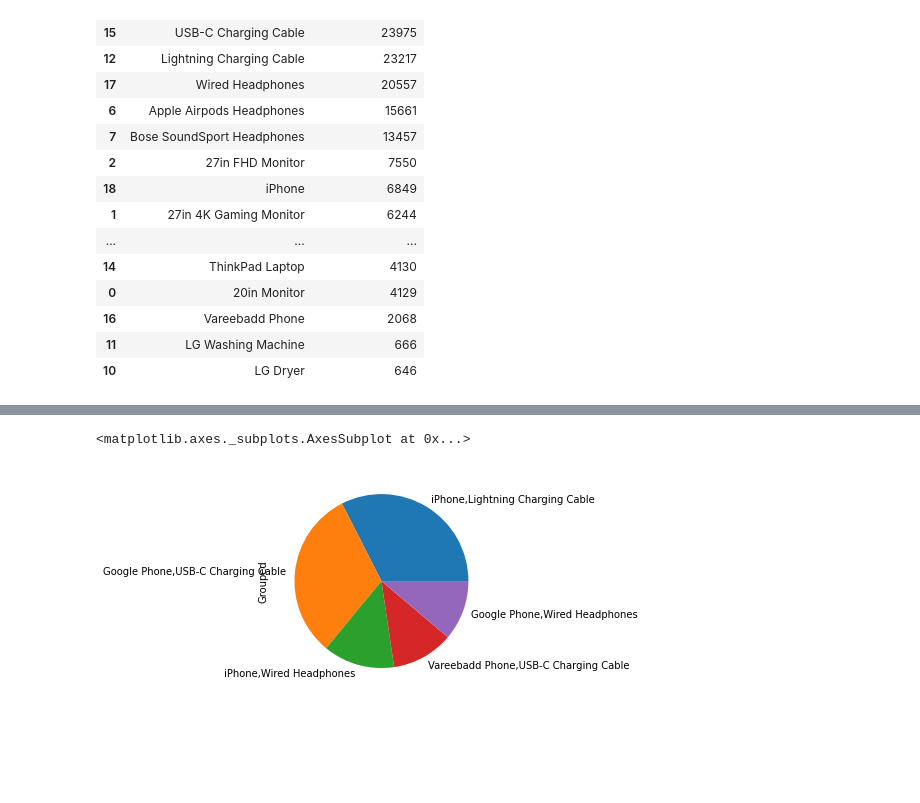
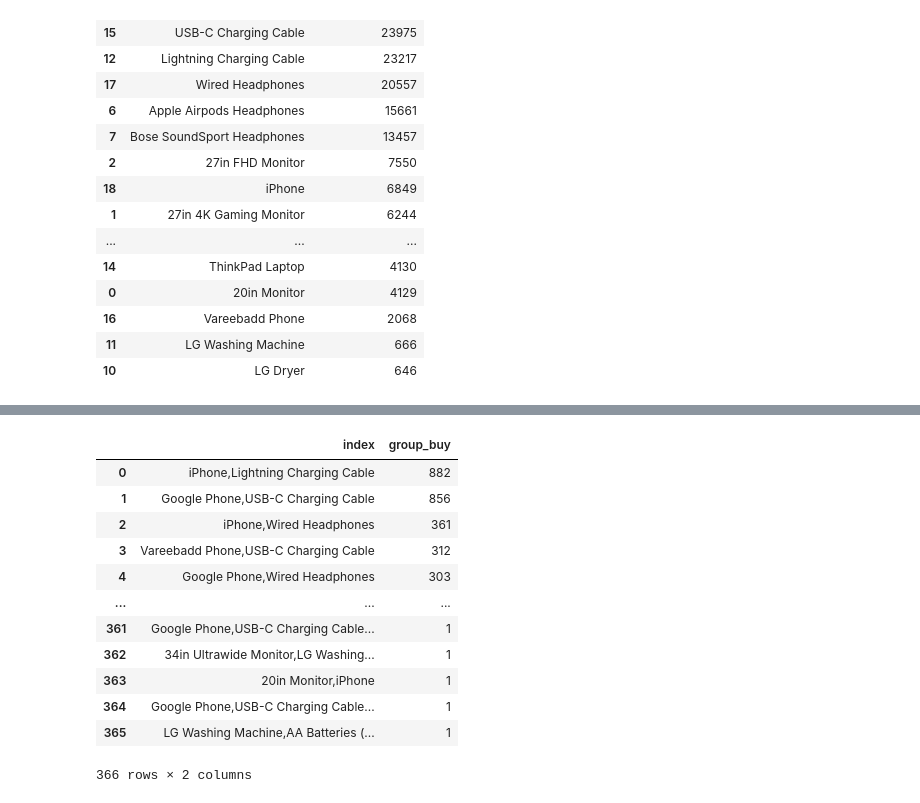
Before and after one commit to Vi-et/project, a Jupyter notebook: Python/5-Sales Data Analysis/Sales_Analysis_Production.ipynb, the cells around one changed output, grey strips where cells are left out. Saved outputs shown, nothing was run; the diff lists cells and outputs as text; code cells hidden in the pictures; blank space fills up the shorter version.

```diff
--- a/Python/5-Sales Data Analysis/Sales_Analysis_Production.ipynb
+++ b/Python/5-Sales Data Analysis/Sales_Analysis_Production.ipynb
@@ -443,5 +336,20 @@ df2 = df.drop_duplicates(subset=['Order ID'])
-# %%
-df2['Grouped'].value_counts()[0:5].plot.pie()
-# %% [output]
-<matplotlib.axes._subplots.AxesSubplot at 0x...>
-[figure, removed]
+# %%
+cross_sell_data.drop_duplicates(subset=['order_id'], inplace= True)
+# %%
+plot_data = cross_sell_data['group_buy'].value_counts().reset_index()
+# %%
+plot_data
+# %% [output]
+|  | index | group_buy |
+| 0 | iPhone,Lightning Charging Cable | 882 |
+| 1 | Google Phone,USB-C Charging Cable | 856 |
+| 2 | iPhone,Wired Headphones | 361 |
+| 3 | Vareebadd Phone,USB-C Charging Cable | 312 |
+| 4 | Google Phone,Wired Headphones | 303 |
+| ... | ... | ... |
+| 361 | Google Phone,USB-C Charging Cable... | 1 |
+| 362 | 34in Ultrawide Monitor,LG Washing... | 1 |
+| 363 | 20in Monitor,iPhone | 1 |
+| 364 | Google Phone,USB-C Charging Cable... | 1 |
+| 365 | LG Washing Machine,AA Batteries (... | 1 |
+366 rows × 2 columns
```
Also changed, not shown: parts of 27 cells of this notebook.
